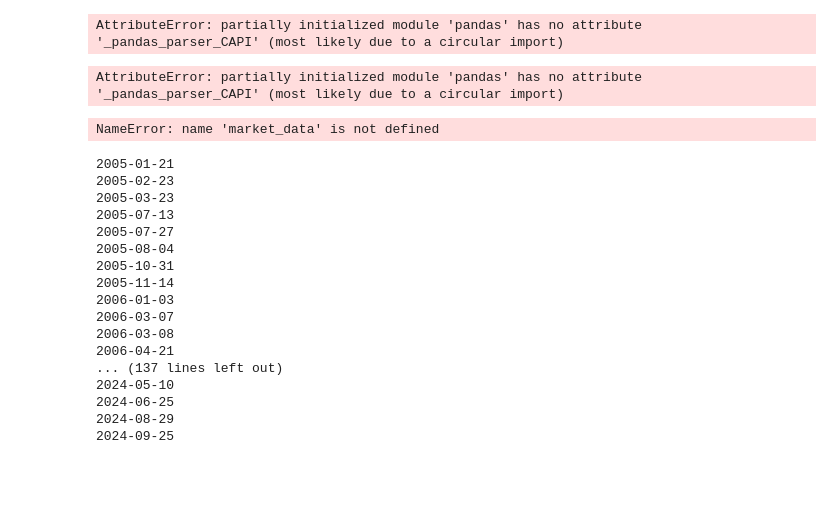
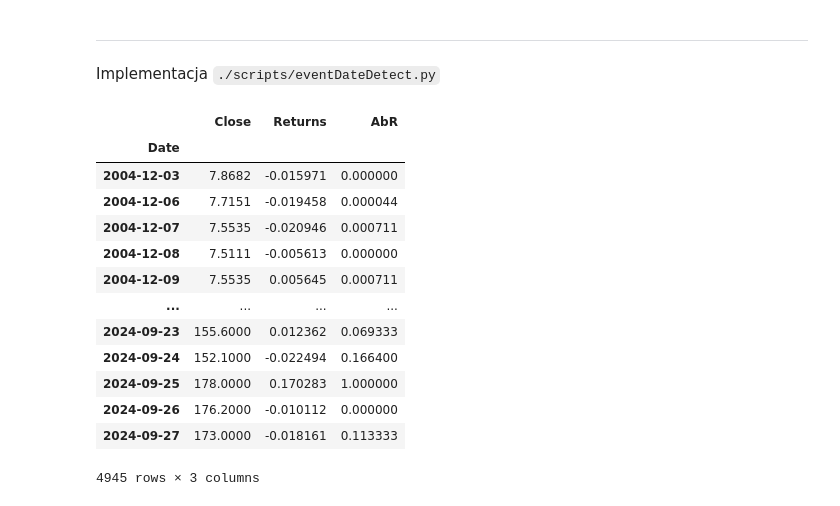
Before and after one commit to antonibezdzietny/FinancialReportsImpact, a Jupyter notebook: analysis/eventDetectionStockMarket.ipynb, the cells around one changed output. Cells and saved outputs as stored; diff of their text form; code cells hidden in the pictures; blank space fills up the shorter version.

```diff
--- a/analysis/eventDetectionStockMarket.ipynb
+++ b/analysis/eventDetectionStockMarket.ipynb
@@ -29,30 +29,45 @@ Gdzie:
 Po obliczeniu wartości AbR dla danego dnia, porównuje się ją z ustalonym progiem, np. $0,94$ (zgodnie z artykułem). Jeśli *AbR* przekroczy próg, dzień uznaje się za datę zdarzenia.
 
 Źródło: Event Detection in Financial Markets, *Mohammad Shirdel, Michele Segata, Giuseppe Di Fatta, Antonio Liotta*, Year: 2022 | Conference Paper | Publisher: IEEE
+# %% [markdown]
+
+---
+
+Implementacja `./scripts/eventDateDetect.py`
 # %%
 import numpy as np
 import pandas as pd
+from scripts import EDD
+from scripts import StockPriceDatabase
+pd.options.mode.chained_assignment = None
-# %% [output]
-AttributeError: partially initialized module 'pandas' has no attribute '_pandas_parser_CAPI' (most likely due to a circular import)
-# %%
-import numpy as np
-import pandas as pd
-from scripts import StockPriceDatabase
-pd.options.mode.chained_assignment = None
-
-TICKER = "CCC"
-# %% [output]
-AttributeError: partially initialized module 'pandas' has no attribute '_pandas_parser_CAPI' (most likely due to a circular import)
 # %%
+# Example of AbR
+TICKER = "CCC"
+
 # Download example market price
 spd = StockPriceDatabase()
 market_historical = spd.get_stock_price(TICKER)
 
 # Get selected data
 market_data = market_historical[["Close"]]
 market_data["Returns"] = market_data["Close"].pct_change()
 market_data = market_data.dropna()
+
+# Calculate AbR
+market_data["AbR"] = EDD.abr(market_data["Returns"].to_numpy())
+market_data
+# %% [output]
+|  | Close | Returns | AbR |
+| Date |  |  |  |
+| 2004-12-03 | 7.8682 | -0.015971 | 0.000000 |
+| 2004-12-06 | 7.7151 | -0.019458 | 0.000044 |
+| 2004-12-07 | 7.5535 | -0.020946 | 0.000711 |
+| 2004-12-08 | 7.5111 | -0.005613 | 0.000000 |
+| 2004-12-09 | 7.5535 | 0.005645 | 0.000711 |
+| ... | ... | ... | ... |
+| 2024-09-23 | 155.6000 | 0.012362 | 0.069333 |
+| 2024-09-24 | 152.1000 | -0.022494 | 0.166400 |
+| 2024-09-25 | 178.0000 | 0.170283 | 1.000000 |
+| 2024-09-26 | 176.2000 | -0.010112 | 0.000000 |
+| 2024-09-27 | 173.0000 | -0.018161 | 0.113333 |
+4945 rows × 3 columns
-# %%
-market_data["Close"]
-# %% [output]
-NameError: name 'market_data' is not defined
@@ -66,28 +73,0 @@ def abr(returns, ns = 5, nl = 30):
-# %%
-market_data["AbR"] = abr(market_data["Returns"].to_numpy())
-
-# Add threshold 0.94
-x = market_data[market_data["AbR"] > 0.99].index
-z = x.astype('datetime64[ns]')[1:] - x.astype('datetime64[ns]')[:-1]
-z = (z / np.timedelta64(1, 'D')).astype(int)
-
-for i in x:
-    print(i)
-# %% [output]
-2005-01-21
-2005-02-23
-2005-03-23
-2005-07-13
-2005-07-27
-2005-08-04
-2005-10-31
-2005-11-14
-2006-01-03
-2006-03-07
-2006-03-08
-2006-04-21
-... (137 lines left out)
-2024-05-10
-2024-06-25
-2024-08-29
-2024-09-25
```
Also changed, not shown: parts of 23 cells of this notebook, 2 other files.
